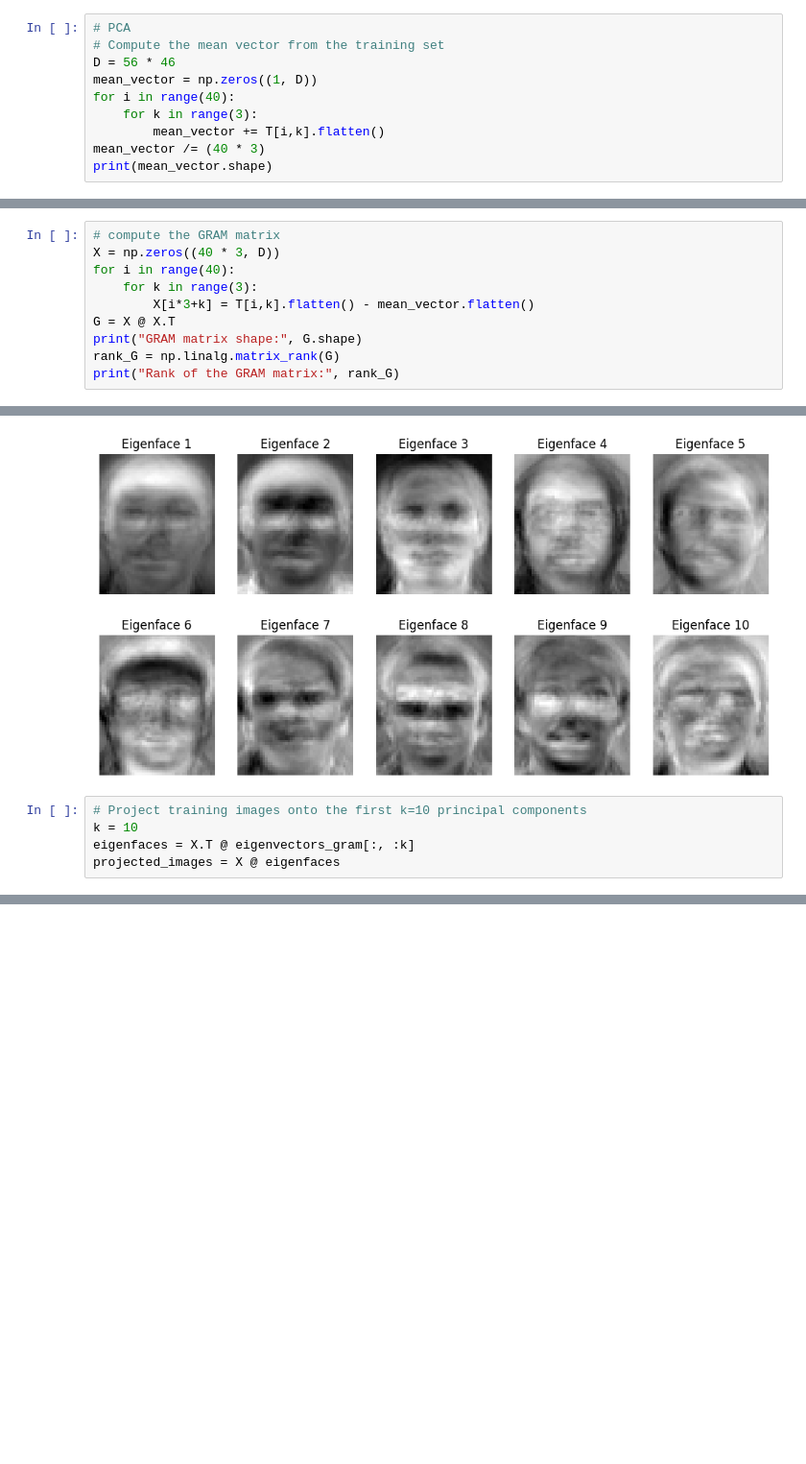
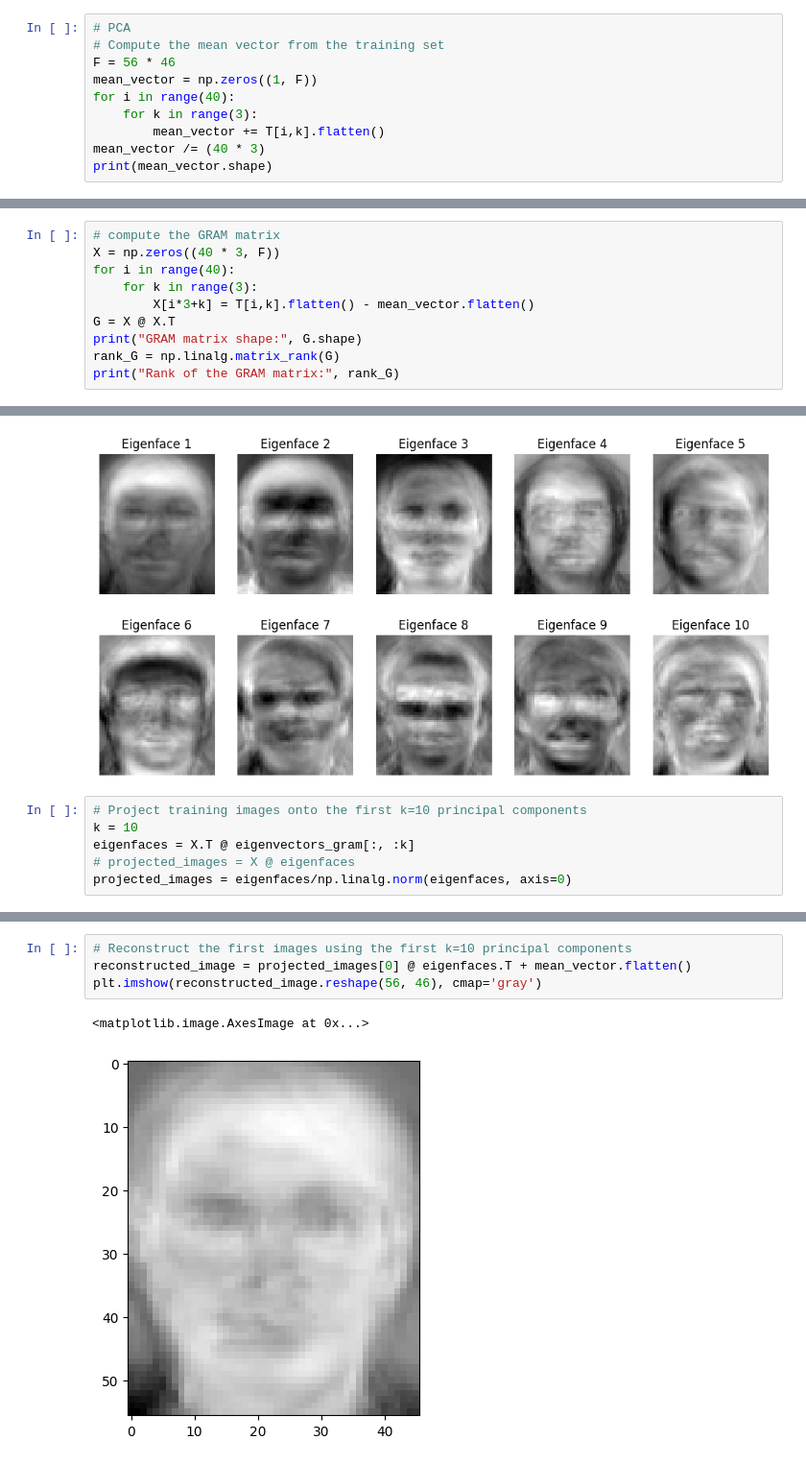
Before and after one commit to PavarisAsawa/PatternRecognition-Dimensionality_Reduction, a Jupyter notebook: chapter2.1.ipynb, the cells around one changed output, grey strips where cells are left out. Shown at 96% size. Cells and saved outputs as stored; diff of their text form; blank space fills up the shorter version.

```diff
--- a/chapter2.1.ipynb
+++ b/chapter2.1.ipynb
@@ -192,8 +192,8 @@ plt.show()
 # %%
 # PCA
 # Compute the mean vector from the training set
-D = 56 * 46
-mean_vector = np.zeros((1, D))
+F = 56 * 46
+mean_vector = np.zeros((1, F))
 for i in range(40):
     for k in range(3):
         mean_vector += T[i,k].flatten()
@@ -241,7 +241,7 @@ Rank of the covariance matrix: 119
 ### part 7
 # %%
 # compute the GRAM matrix
-X = np.zeros((40 * 3, D))
+X = np.zeros((40 * 3, F))
 for i in range(40):
     for k in range(3):
         X[i*3+k] = T[i,k].flatten() - mean_vector.flatten()
@@ -324,4 +324,5 @@ for i in range(10):
 # Project training images onto the first k=10 principal components
 k = 10
 eigenfaces = X.T @ eigenvectors_gram[:, :k]
-projected_images = X @ eigenfaces
+# projected_images = X @ eigenfaces
+projected_images = eigenfaces/np.linalg.norm(eigenfaces, axis=0)
@@ -327,0 +368,7 @@ projected_images = X @ eigenfaces
+# %%
+# Reconstruct the first images using the first k=10 principal components
+reconstructed_image = projected_images[0] @ eigenfaces.T + mean_vector.flatten()
+plt.imshow(reconstructed_image.reshape(56, 46), cmap='gray')
+# %% [output]
+<matplotlib.image.AxesImage at 0x...>
+[figure, added]
```
Also changed, not shown: parts of 5 cells of this notebook, 1 other file.
